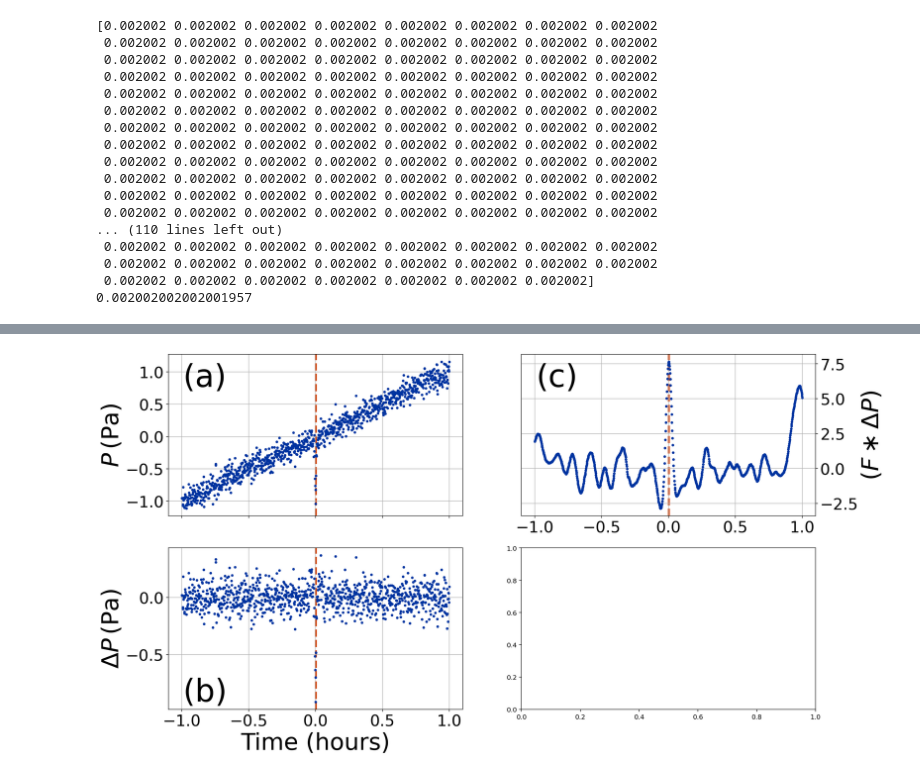
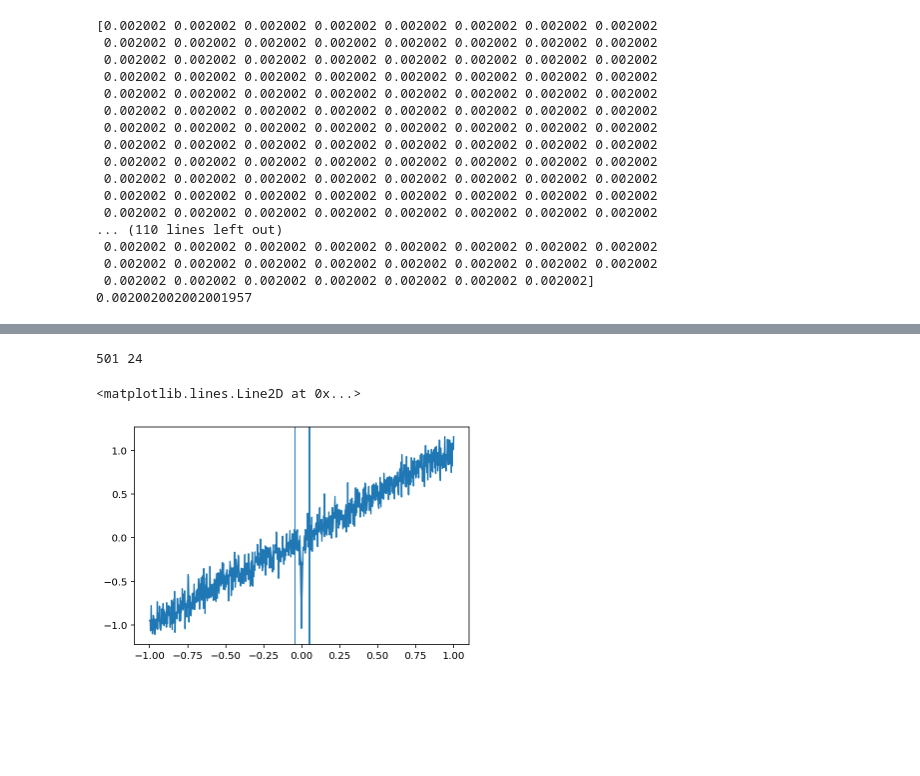
Before and after one commit to BoiseStatePlanetary/muldoon, a Jupyter notebook: examples/Making Muldoon.ipynb, the cells around one changed output, grey strips where cells are left out. Saved outputs shown, nothing was run; the diff lists cells and outputs as text; code cells hidden in the pictures; blank space fills up the shorter version.

```diff
--- a/examples/Making Muldoon.ipynb
+++ b/examples/Making Muldoon.ipynb
@@ -111,4 +112,11 @@ assert(mt.time[times[0]] < Gamma)
-# %%
-mt.make_conditioned_data_figure();
-# %% [output]
-[figure, removed]
+# %%
+# Test find_vortices
+peak_indices, peak_widths = mt.find_vortices(detection_threshold=7)
+plt.plot(mt.time, mt.pressure)
+print(peak_indices[0], int(peak_widths[0]))
+plt.axvline(mt.time[peak_indices[0] - int(peak_widths[0])])
+plt.axvline(mt.time[peak_indices[0] + int(peak_widths[0])])
+# %% [output]
+501 24
+<matplotlib.lines.Line2D at 0x...>
+[figure, added]
```
Also changed, not shown: parts of 6 cells of this notebook, 3 other files.
